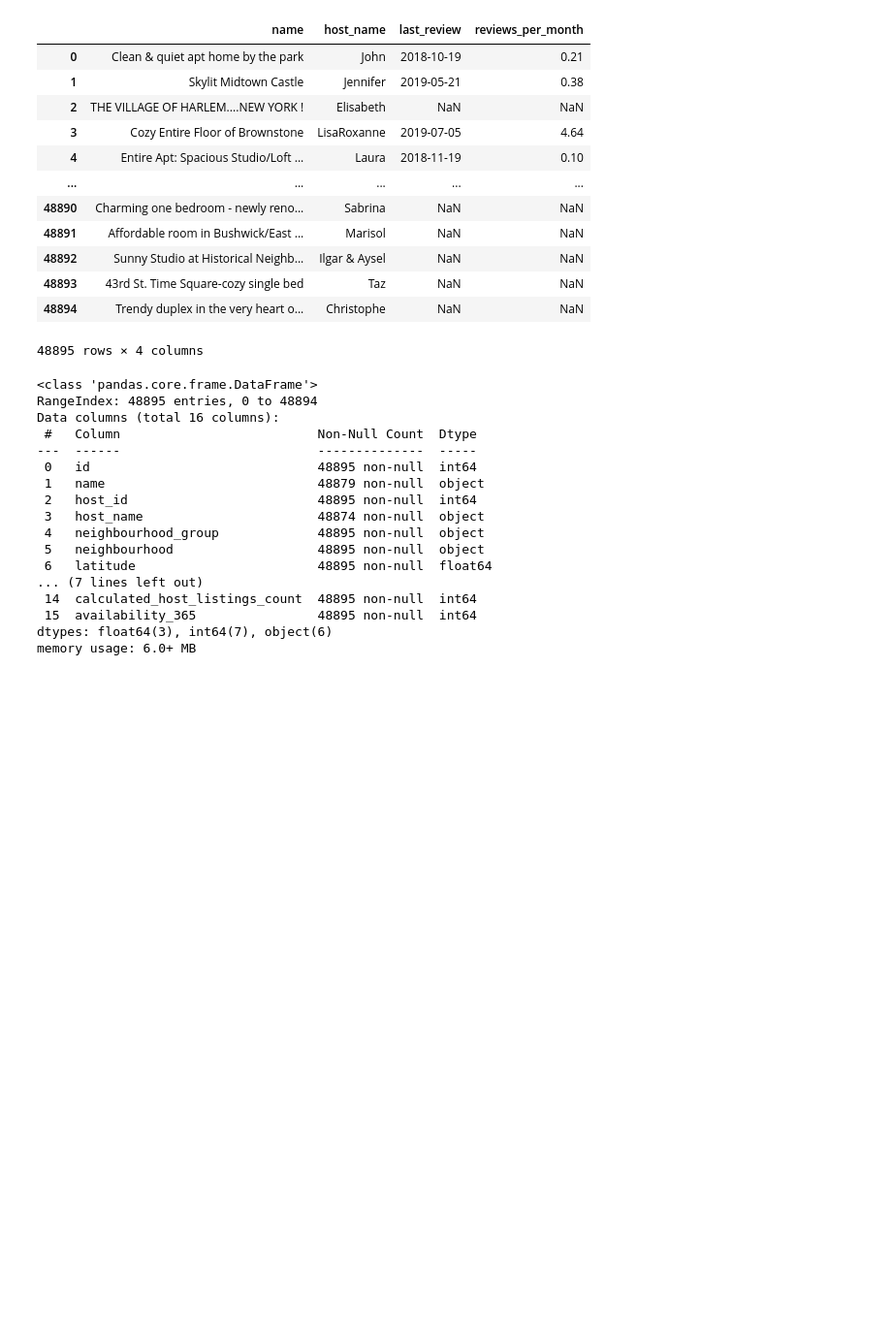
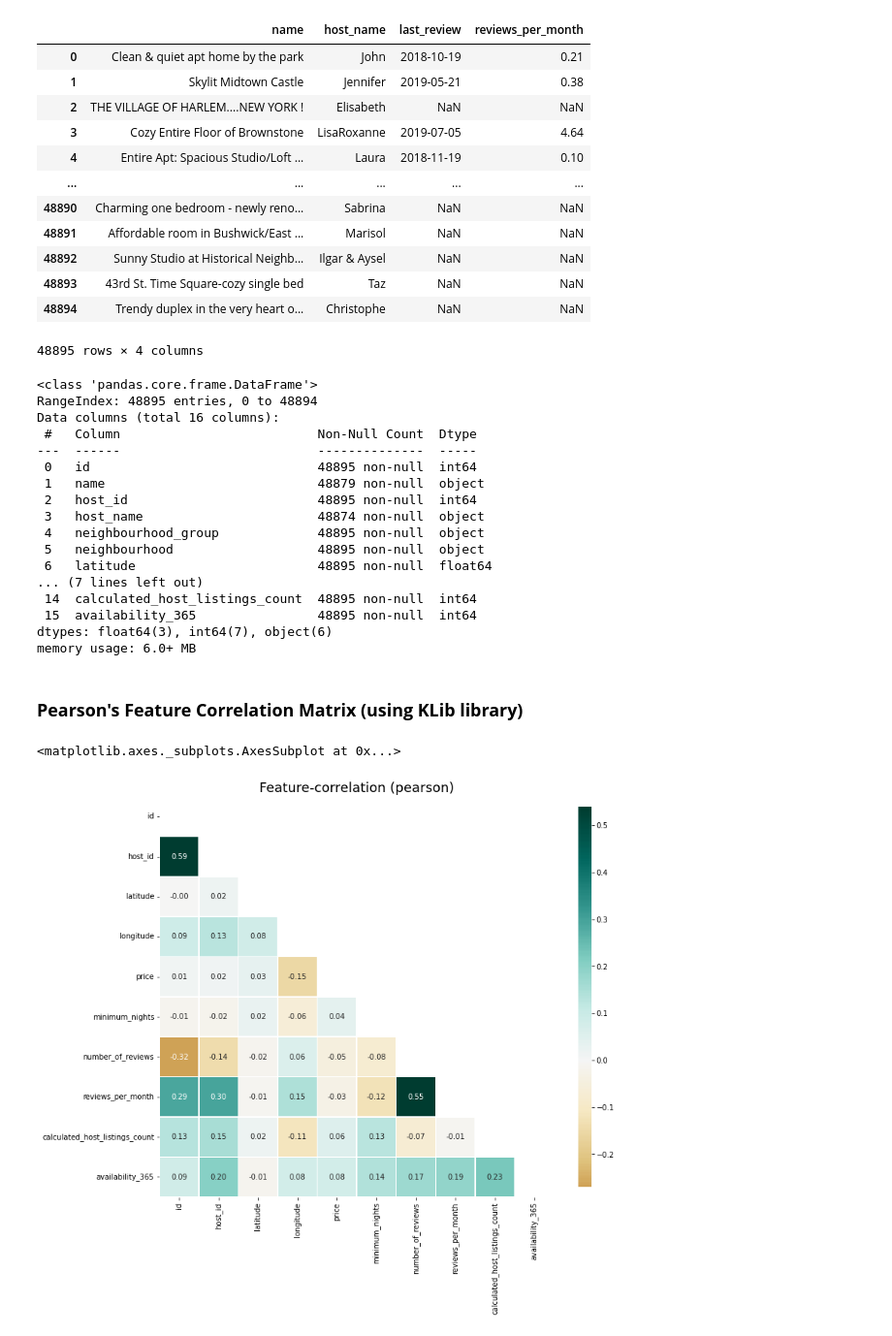
Before and after one commit to shayansomzz44/airbnb, a Jupyter notebook: Airbnb_Bookings_Analysis_Capstone_Project.ipynb, the cells around one changed output. Shown at 97% size. Saved outputs shown, nothing was run; the diff lists cells and outputs as text; code cells hidden in the pictures; blank space fills up the shorter version.

```diff
--- a/Airbnb_Bookings_Analysis_Capstone_Project.ipynb
+++ b/Airbnb_Bookings_Analysis_Capstone_Project.ipynb
@@ -183,9 +185,6 @@ Drive already mounted at /content/drive; to attempt to forcibly remount, call dr
 # %%
 file_path ='/content/drive/MyDrive/Almabetter/capstone projects/EDA/Airbnb NYC 2019.csv'
 df = pd.read_csv(file_path)
-# %%
-file_path = '/content/drive/MyDrive/AlmaBetter/1) Python for Data Science/Airbnb Bookings Analysis(Bhavik Verma)/Airbnb NYC 2019.csv'
-df=pd.read_csv(file_path)
 # %%
 df.head()
 # %% [output]
@@ -262,3 +262,10 @@ Data columns (total 16 columns):
  15  availability_365                48895 non-null  int64
 dtypes: float64(3), int64(7), object(6)
 memory usage: 6.0+ MB
+# %% [markdown]
+### **Pearson's Feature Correlation Matrix (using KLib library)**
+# %%
+klib.corr_plot(df) # returns a visualization of the number and frequency of categorical features
+# %% [output]
+<matplotlib.axes._subplots.AxesSubplot at 0x...>
+[figure, added]
```
Also changed, not shown: parts of 36 cells of this notebook.
